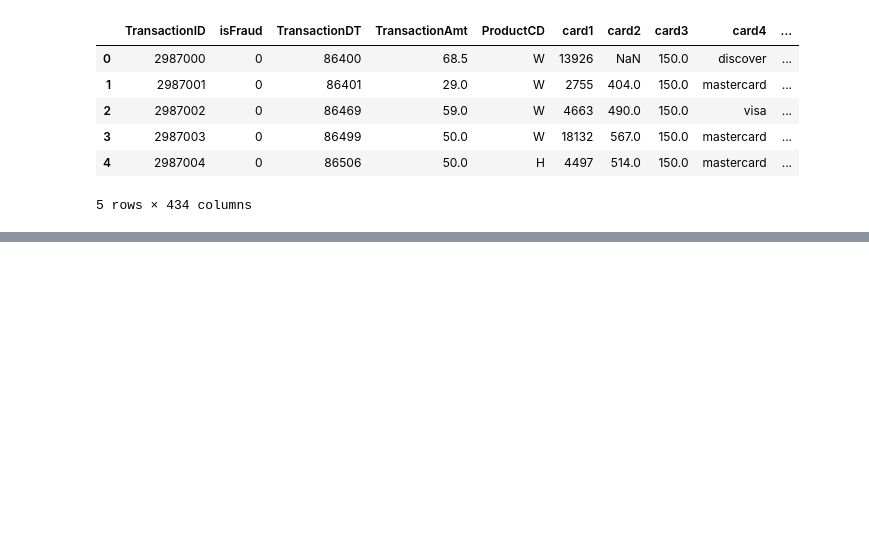
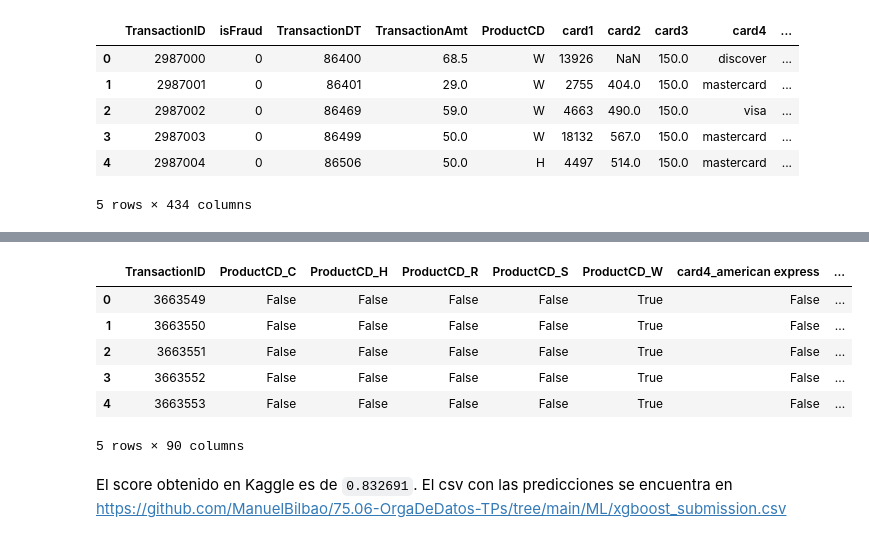
Before and after one commit to ManuelBilbao/75.06-OrgaDeDatos-TPs, a Jupyter notebook: ML/Modelo1.ipynb, the cells around one changed output, grey strips where cells are left out. Cells and saved outputs as stored; diff of their text form; code cells hidden in the pictures; blank space fills up the shorter version.

Commit message:
Modelo 1

```diff
--- a/ML/Modelo1.ipynb
+++ b/ML/Modelo1.ipynb
@@ -295,0 +380,25 @@ array([[False, False, False, ..., False, False,  True],
+# %%
+dfTest.drop(oh_columns + ["id_30", "id_31", "id_33"], axis = 1, inplace = True)
+# %%
+for i, columna in enumerate(columnas_mean):
+    mean_encoded = means[i]
+    dfTest[columna] =  dfTest[columna].map(mean_encoded)
+# %%
+for columna in dfTest.columns:
+    dfTest[columna].fillna(dfTest[columna].mean(), inplace = True)
+# %%
+# Me deshago de las columnas que no necesito para ahorrar memoria
+# Me quedo con TransactionID para el submission, pero no lo uso para predecir
+dfTest = dfTest[["TransactionID"] + columnas_modelo]
+# %%
+predictions = classifier.predict_proba(dfTest[columnas_modelo].values)
+dfTest["isFraud"] = [pred[1] for pred in predictions]
+dfTest.head()
+# %% [output]
+|  | TransactionID | ProductCD_C | ProductCD_H | ProductCD_R | ProductCD_S | ProductCD_W | card4_american express | ... |
+| 0 | 3663549 | False | False | False | False | True | False | ... |
+| 1 | 3663550 | False | False | False | False | True | False | ... |
+| 2 | 3663551 | False | False | False | False | True | False | ... |
+| 3 | 3663552 | False | False | False | False | True | False | ... |
+| 4 | 3663553 | False | False | False | False | True | False | ... |
+5 rows × 90 columns
@@ -295,0 +407,2 @@ array([[False, False, False, ..., False, False,  True],
+# %% [markdown]
+El score obtenido en Kaggle es de `0.832691`. El csv con las predicciones se encuentra en https://github.com/ManuelBilbao/75.06-OrgaDeDatos-TPs/tree/main/ML/xgboost_submission.csv
```
Also changed, not shown: parts of 66 cells of this notebook.
